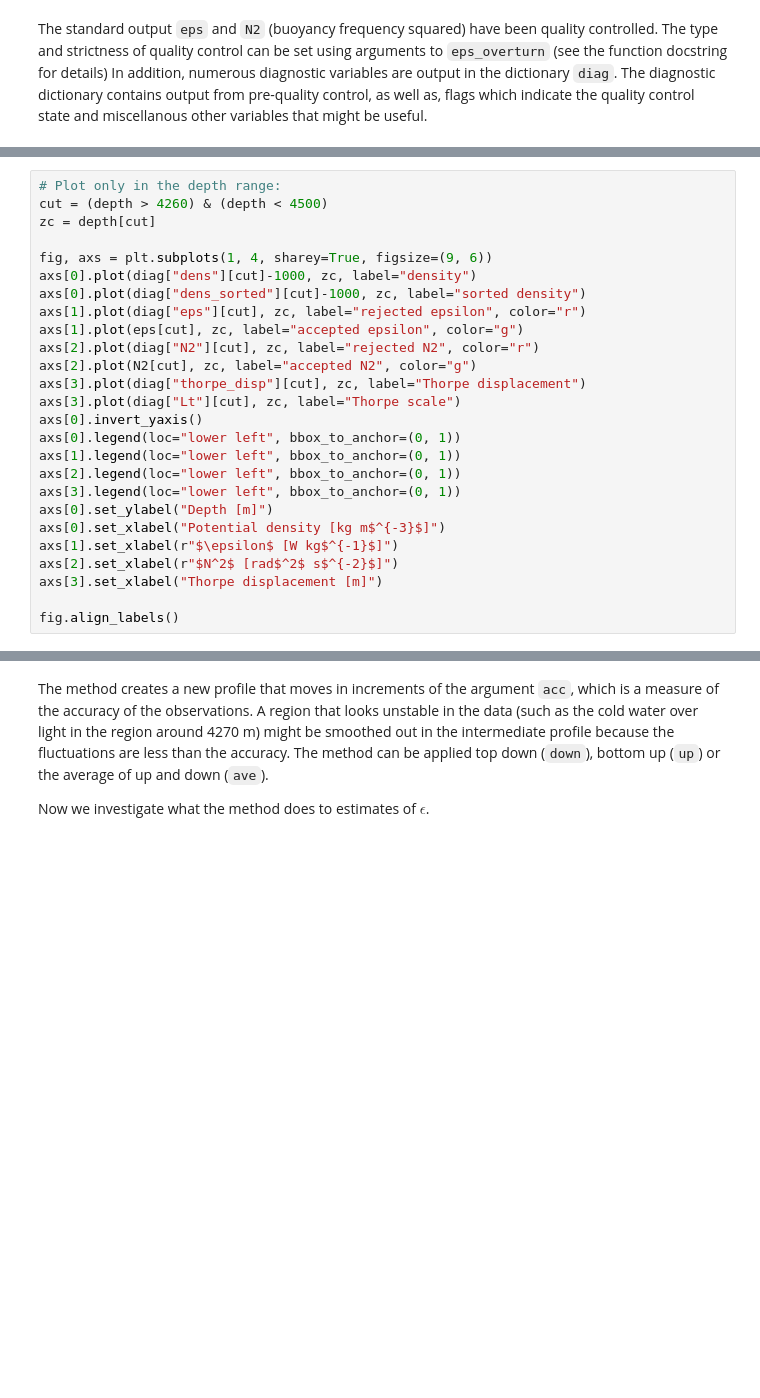
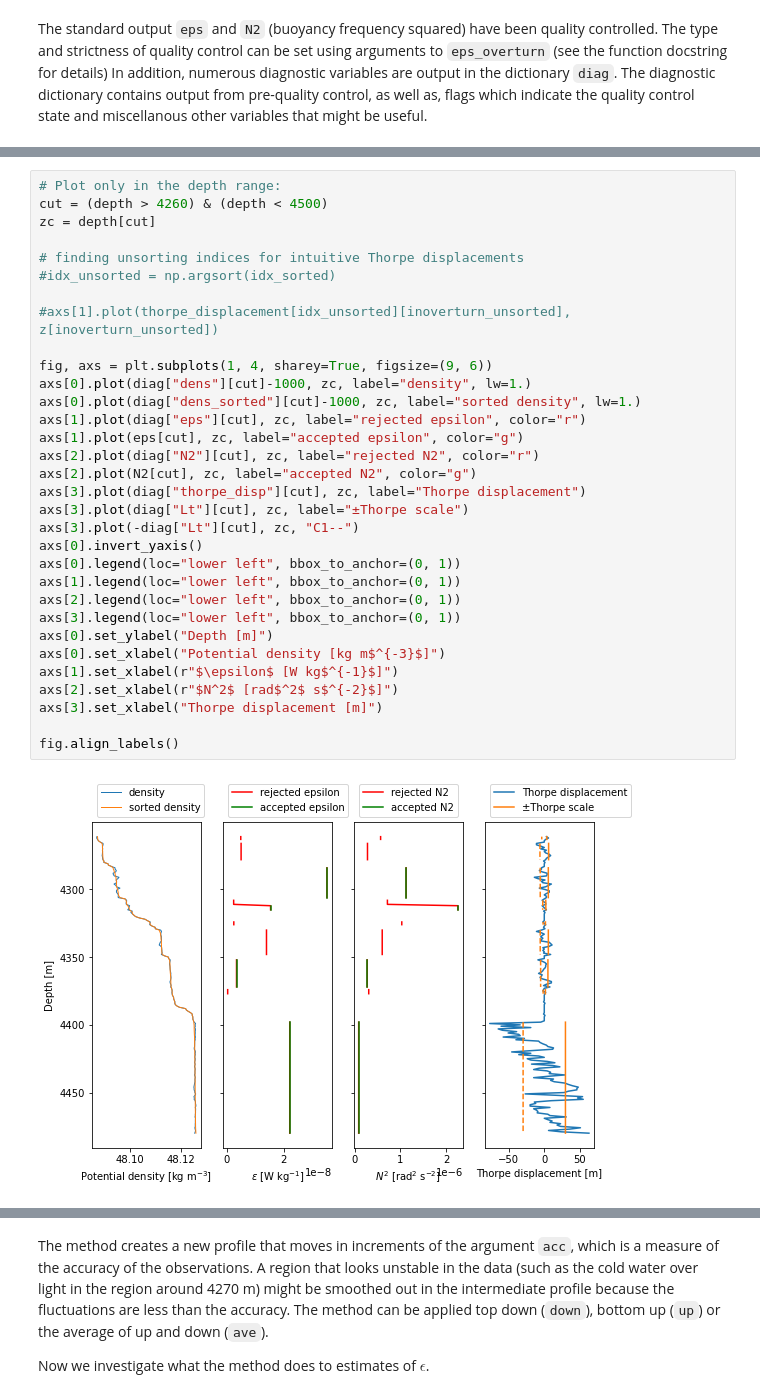
Before and after one commit to modscripps/mixsea, a Jupyter notebook: docs/thorpe_scales.ipynb, the cells around one changed output, grey strips where cells are left out. Cells and saved outputs as stored; diff of their text form; blank space fills up the shorter version.

```diff
--- a/docs/thorpe_scales.ipynb
+++ b/docs/thorpe_scales.ipynb
@@ -87,27 +154,35 @@ If we zoom into a segment, it is easier to understand what these diagnostics mea
 # %%
 # Plot only in the depth range:
 cut = (depth > 4260) & (depth < 4500)
 zc = depth[cut]
 
+# finding unsorting indices for intuitive Thorpe displacements
+#idx_unsorted = np.argsort(idx_sorted)
+
+#axs[1].plot(thorpe_displacement[idx_unsorted][inoverturn_unsorted], z[inoverturn_unsorted])
+
 fig, axs = plt.subplots(1, 4, sharey=True, figsize=(9, 6))
-axs[0].plot(diag["dens"][cut]-1000, zc, label="density")
-axs[0].plot(diag["dens_sorted"][cut]-1000, zc, label="sorted density")
+axs[0].plot(diag["dens"][cut]-1000, zc, label="density", lw=1.)
+axs[0].plot(diag["dens_sorted"][cut]-1000, zc, label="sorted density", lw=1.)
 axs[1].plot(diag["eps"][cut], zc, label="rejected epsilon", color="r")
 axs[1].plot(eps[cut], zc, label="accepted epsilon", color="g")
 axs[2].plot(diag["N2"][cut], zc, label="rejected N2", color="r")
 axs[2].plot(N2[cut], zc, label="accepted N2", color="g")
 axs[3].plot(diag["thorpe_disp"][cut], zc, label="Thorpe displacement")
-axs[3].plot(diag["Lt"][cut], zc, label="Thorpe scale")
+axs[3].plot(diag["Lt"][cut], zc, label="±Thorpe scale")
+axs[3].plot(-diag["Lt"][cut], zc, "C1--")
 axs[0].invert_yaxis()
 axs[0].legend(loc="lower left", bbox_to_anchor=(0, 1))
 axs[1].legend(loc="lower left", bbox_to_anchor=(0, 1))
 axs[2].legend(loc="lower left", bbox_to_anchor=(0, 1))
 axs[3].legend(loc="lower left", bbox_to_anchor=(0, 1))
 axs[0].set_ylabel("Depth [m]")
 axs[0].set_xlabel("Potential density [kg m$^{-3}$]")
 axs[1].set_xlabel(r"$\epsilon$ [W kg$^{-1}$]")
 axs[2].set_xlabel(r"$N^2$ [rad$^2$ s$^{-2}$]")
 axs[3].set_xlabel("Thorpe displacement [m]")
 
 fig.align_labels()
+# %% [output]
+[figure, added]
 # %% [markdown]
```
Also changed, not shown: parts of 17 cells of this notebook, 1 other file.
